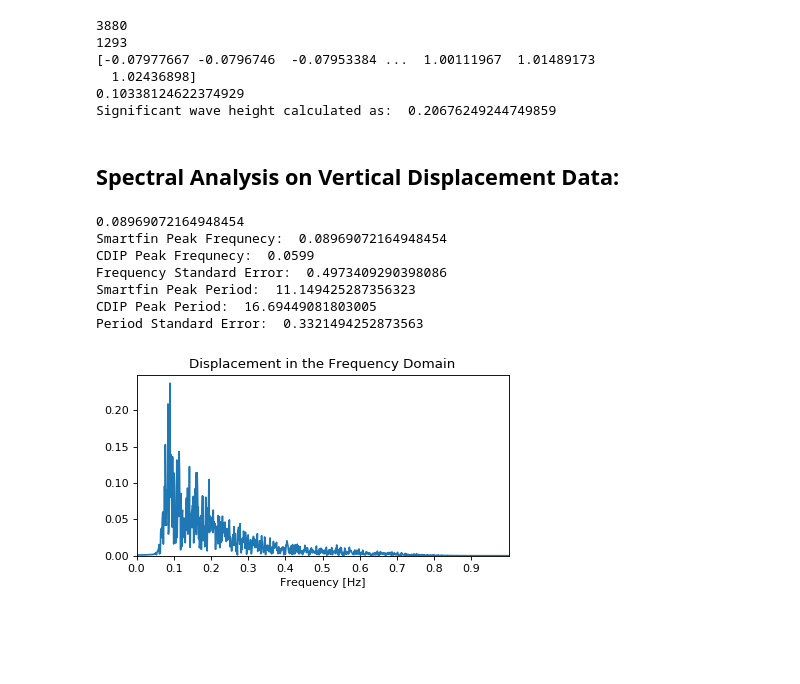
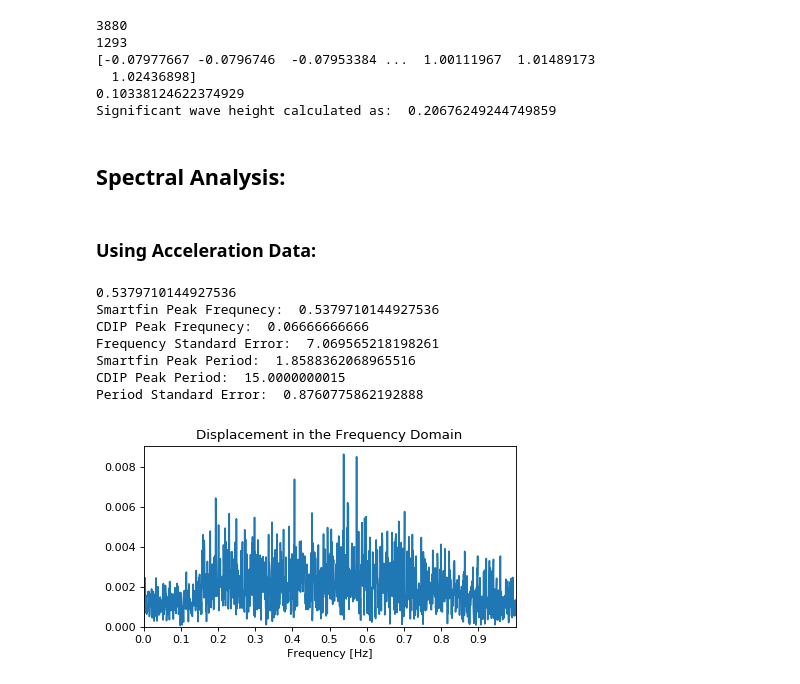
Before and after one commit to SUPScientist/CSE_145_237D_Smartfin, a Jupyter notebook: BuoyFloatData_DoubleIntegralAnalysis.ipynb, the cells around one changed output. Saved outputs shown, nothing was run; the diff lists cells and outputs as text; code cells hidden in the pictures; blank space fills up the shorter version.

Commit message:
Updated with Buoy Float analysis

```diff
--- a/BuoyFloatData_DoubleIntegralAnalysis.ipynb
+++ b/BuoyFloatData_DoubleIntegralAnalysis.ipynb
@@ -976,14 +976,18 @@ print("Significant wave height calculated as: ", wave_height)
 0.10338124622374929
 Significant wave height calculated as:  0.20676249244749859
 # %% [markdown]
-## Spectral Analysis on Vertical Displacement Data:
+## Spectral Analysis:
+# %% [markdown]
+### Using Acceleration Data:
 # %%
+##Using Acceleration data:
+
 from scipy import signal
 f_s = 4.0
 
 ##PSD Step 2: Detrend the data
 #dacc_array = signal.detrend(new_dacc1)
-dacc_array = new_dacc1
+dacc_array = dacc_array1
 
 #Taking the FFT of acceleration:
 fft_acc = np.fft.fft(dacc_array)
@@ -1020,42 +1024,42 @@ for a in fft_acc_normal:
 peak_freq = np.abs(freq_acc_shifted[np.argmax(disp_normal)])
 print("Smartfin Peak Frequnecy: ", peak_freq)
 
-CDIP_peak_freq = 0.0714
+CDIP_peak_freq = 0.06666666666
 print("CDIP Peak Frequnecy: ", CDIP_peak_freq)
 
 print("Frequency Standard Error: ", abs(CDIP_peak_freq-peak_freq)/CDIP_peak_freq)
 
 peak_period = float(1/peak_freq)
 CDIP_peak_period = float(1/CDIP_peak_freq)
 
 
 print("Smartfin Peak Period: ", peak_period)
 print("CDIP Peak Period: ", CDIP_peak_period)
 print("Period Standard Error: ", abs(CDIP_peak_period-peak_period)/CDIP_peak_period)
 
 
 
 #representing displacement in the frequency domain.
 fig = plt.figure(num=None, figsize=(6,3), dpi=80, facecolor='w', edgecolor='k')
 
 # Returns the Axes instance
 ax = fig.add_subplot(111)
 
 
 ax.plot(freq_acc_shifted, disp_normal)
 ax.set_title("Displacement in the Frequency Domain")
 ax.set_xlabel('Frequency [Hz]')
 plt.xlim(0,1)
 plt.ylim(0,)
 plt.xticks(np.arange(0,1, step=.1))
 
 plt.show()
 # %% [output]
-0.08969072164948454
-Smartfin Peak Frequnecy:  0.08969072164948454
-CDIP Peak Frequnecy:  0.0599
-Frequency Standard Error:  0.4973409290398086
-Smartfin Peak Period:  11.149425287356323
-CDIP Peak Period:  16.69449081803005
-Period Standard Error:  0.3321494252873563
+0.5379710144927536
+Smartfin Peak Frequnecy:  0.5379710144927536
+CDIP Peak Frequnecy:  0.06666666666
+Frequency Standard Error:  7.069565218198261
+Smartfin Peak Period:  1.8588362068965516
+CDIP Peak Period:  15.0000000015
+Period Standard Error:  0.8760775862192888
-[figure, old version]
+[figure, new version]
```
Also changed, not shown: parts of 2 cells of this notebook.
